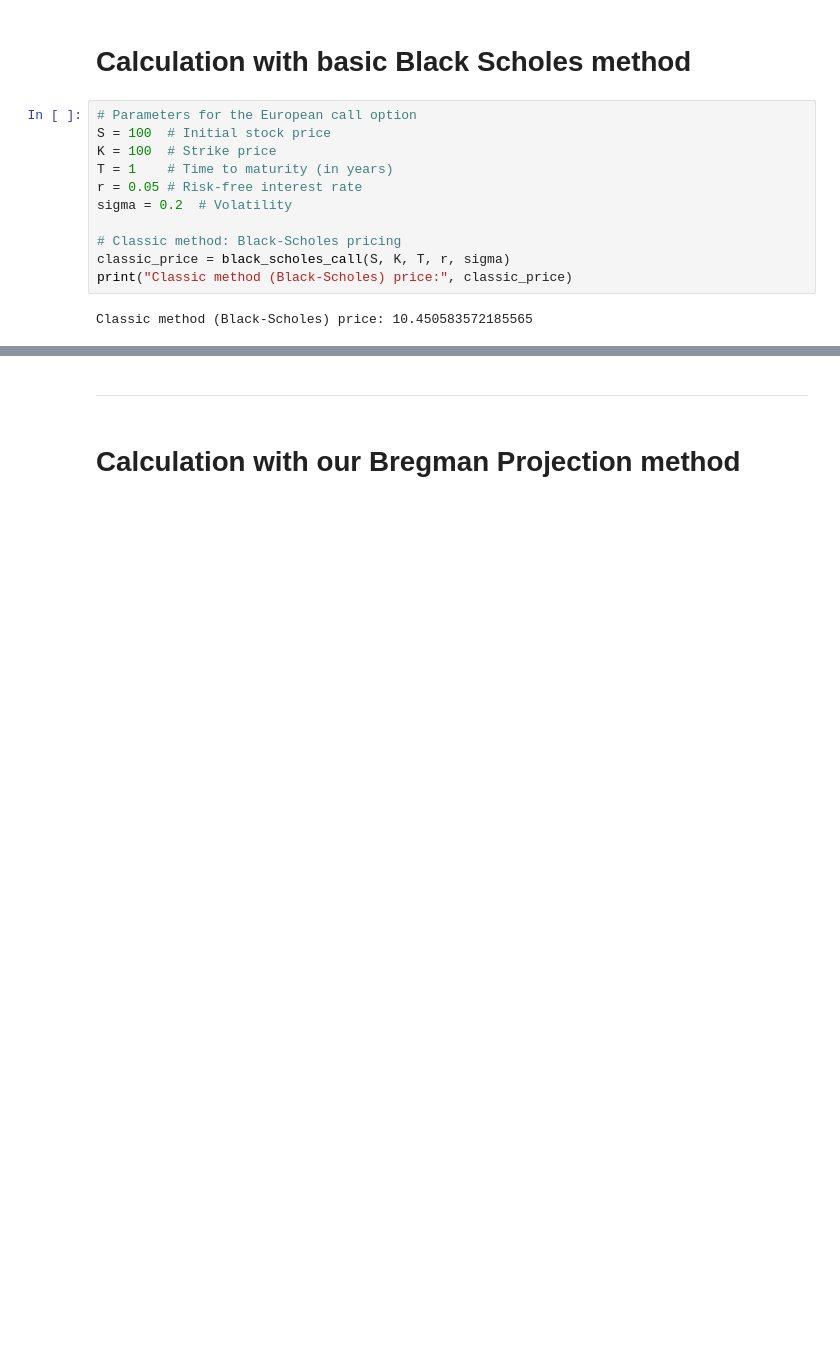
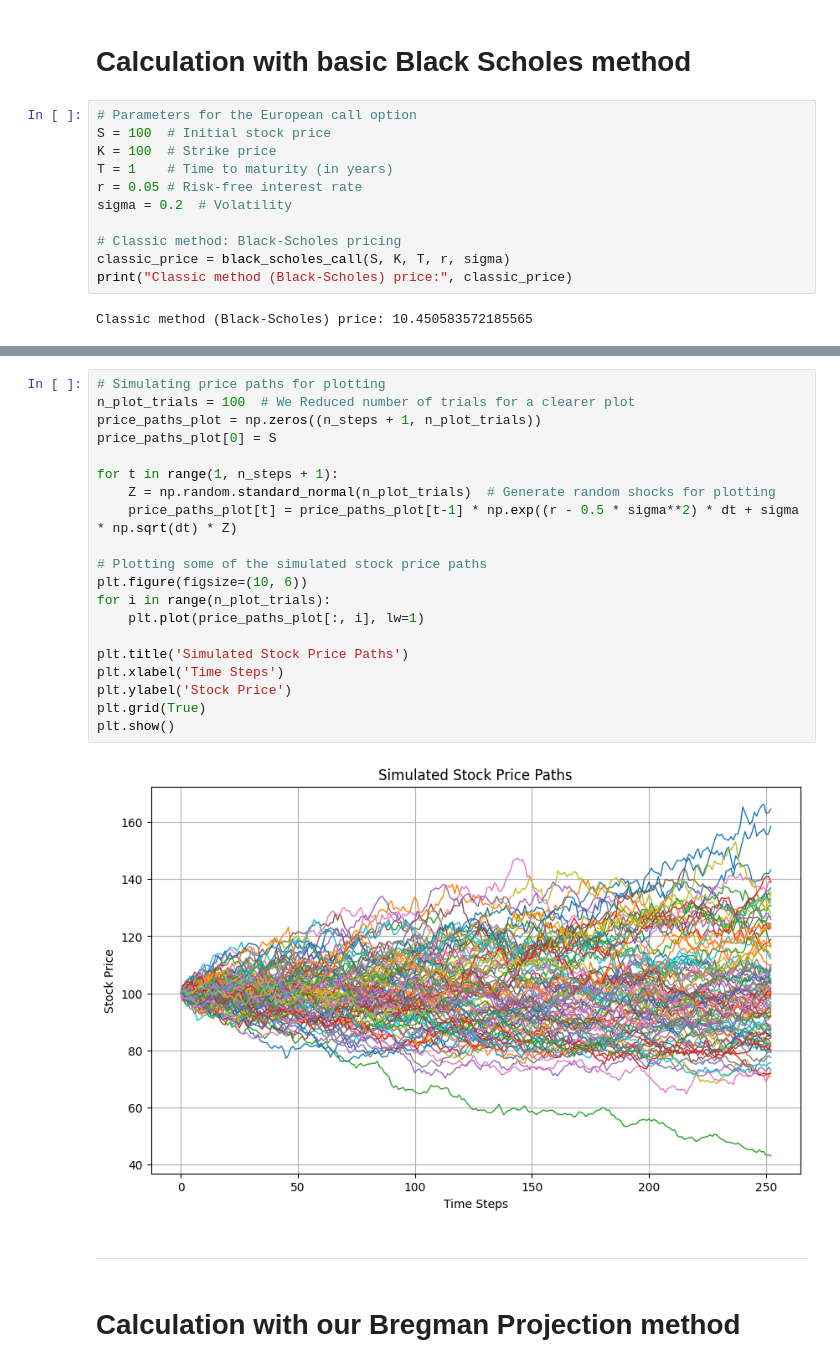
Before and after one commit to romain-mondelice/CS-LabProject, a Jupyter notebook: notebooks/MOT_pricing/call_option_pricing.ipynb, the cells around one changed output, grey strips where cells are left out. Drawn from its saved outputs; the diff is of its cells as text; blank space fills up the shorter version.

```diff
--- a/notebooks/MOT_pricing/call_option_pricing.ipynb
+++ b/notebooks/MOT_pricing/call_option_pricing.ipynb
@@ -73,3 +105,25 @@ Classic method (Black-Scholes) price: 10.450583572185565
+# %%
+# Simulating price paths for plotting
+n_plot_trials = 100  # We Reduced number of trials for a clearer plot
+price_paths_plot = np.zeros((n_steps + 1, n_plot_trials))
+price_paths_plot[0] = S
+
+for t in range(1, n_steps + 1):
+    Z = np.random.standard_normal(n_plot_trials)  # Generate random shocks for plotting
+    price_paths_plot[t] = price_paths_plot[t-1] * np.exp((r - 0.5 * sigma**2) * dt + sigma * np.sqrt(dt) * Z)
+
+# Plotting some of the simulated stock price paths
+plt.figure(figsize=(10, 6))
+for i in range(n_plot_trials):
+    plt.plot(price_paths_plot[:, i], lw=1)
+
+plt.title('Simulated Stock Price Paths')
+plt.xlabel('Time Steps')
+plt.ylabel('Stock Price')
+plt.grid(True)
+plt.show()
+# %% [output]
+[figure, added]
 # %% [markdown]
 ---
 # %% [markdown]
```
Also changed, not shown: parts of 3 cells of this notebook.
